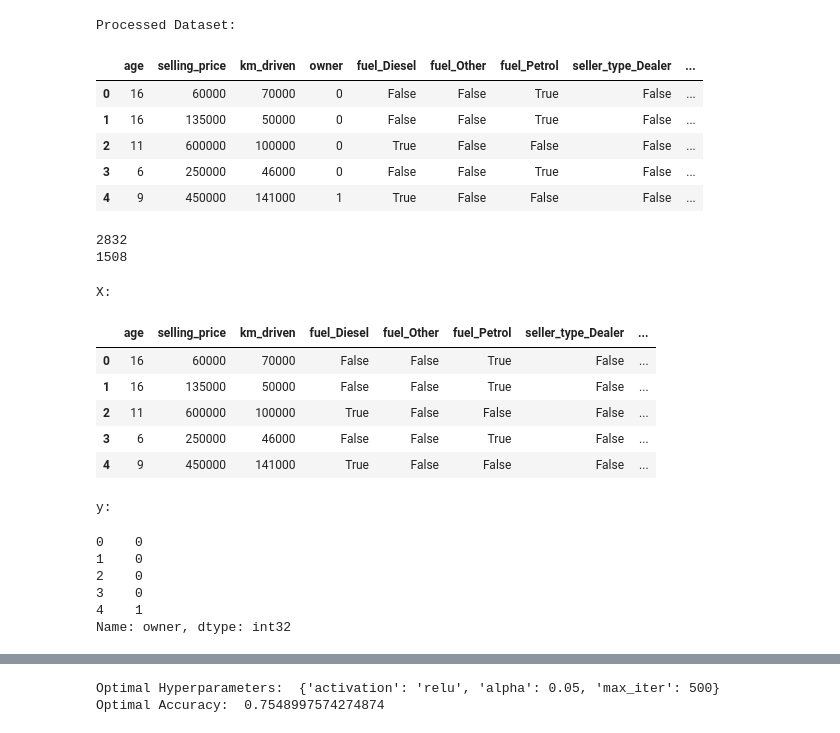
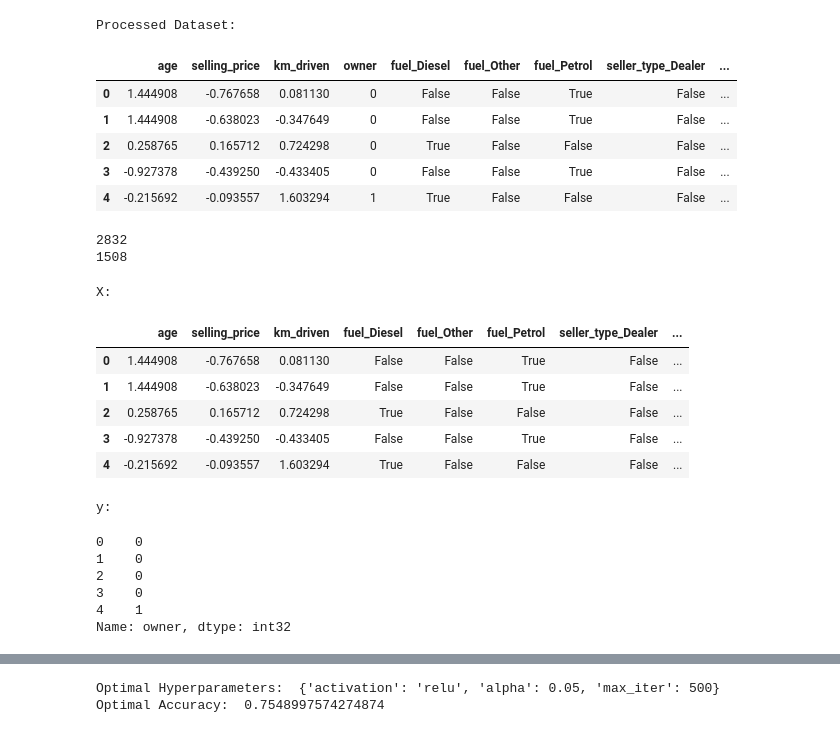
Before and after one commit to jiaweizheng1/Car-Price-Prediction-And-Owners-Prediction, a Jupyter notebook: Classification_MLP.ipynb, the cells around one changed output, grey strips where cells are left out. Saved outputs shown, nothing was run; the diff lists cells and outputs as text; code cells hidden in the pictures.

```diff
--- a/Classification_MLP.ipynb
+++ b/Classification_MLP.ipynb
@@ -1,30 +1,33 @@
 # %%
 import pandas as pd
 
 df = pd.read_csv('CAR DETAILS FROM CAR DEKHO.csv')
 
 # drop "name" column from data
 df = df.drop(["name"], axis = 1)
 # 0 means there is 1 previous owner(new car); 1 is more than 1 previous owner
 df['owner'] = df['owner'].apply(lambda x: 0 if x == "First Owner" else 1).astype(int)
 # Simplify fuel types into 3 categories. Any fuel type that isn't petrol/diesel make up <10% of the dataset and should be lumped as other instead
 df['fuel'] = df['fuel'].apply(lambda x:'Petrol' if x == 'Petrol' else ('Diesel' if x == 'Diesel' else 'Other'))
 # Make dummy variables for categorical variables so we can model with the data
 df = pd.get_dummies(df, columns = ['fuel','seller_type','transmission'])
 # Transform year column into a variable representing a car's age
 df['year'] = 2023 - df['year']
 # Rename Column name year to age
 df = df.rename(columns = {"year" : "age"})
+for i in ['age','selling_price','km_driven']: #Standardize and scale these columns
+    df[i] = (df[i]-df[i].mean())/df[i].std()
+
 print("Processed Dataset:")
 display(df.head(5))
 # %% [output]
 Processed Dataset:
 |  | age | selling_price | km_driven | owner | fuel_Diesel | fuel_Other | fuel_Petrol | seller_type_Dealer | ... |
-| 0 | 16 | 60000 | 70000 | 0 | False | False | True | False | ... |
-| 1 | 16 | 135000 | 50000 | 0 | False | False | True | False | ... |
-| 2 | 11 | 600000 | 100000 | 0 | True | False | False | False | ... |
-| 3 | 6 | 250000 | 46000 | 0 | False | False | True | False | ... |
-| 4 | 9 | 450000 | 141000 | 1 | True | False | False | False | ... |
+| 0 | 1.444908 | -0.767658 | 0.081130 | 0 | False | False | True | False | ... |
+| 1 | 1.444908 | -0.638023 | -0.347649 | 0 | False | False | True | False | ... |
+| 2 | 0.258765 | 0.165712 | 0.724298 | 0 | True | False | False | False | ... |
+| 3 | -0.927378 | -0.439250 | -0.433405 | 0 | False | False | True | False | ... |
+| 4 | -0.215692 | -0.093557 | 1.603294 | 1 | True | False | False | False | ... |
 # %%
 # check for balance in "owner" column
 print((df["owner"] == 0).sum())
@@ -43,11 +46,11 @@ display(y.head(5))
 # %% [output]
 X:
 |  | age | selling_price | km_driven | fuel_Diesel | fuel_Other | fuel_Petrol | seller_type_Dealer | ... |
-| 0 | 16 | 60000 | 70000 | False | False | True | False | ... |
-| 1 | 16 | 135000 | 50000 | False | False | True | False | ... |
-| 2 | 11 | 600000 | 100000 | True | False | False | False | ... |
-| 3 | 6 | 250000 | 46000 | False | False | True | False | ... |
-| 4 | 9 | 450000 | 141000 | True | False | False | False | ... |
+| 0 | 1.444908 | -0.767658 | 0.081130 | False | False | True | False | ... |
+| 1 | 1.444908 | -0.638023 | -0.347649 | False | False | True | False | ... |
+| 2 | 0.258765 | 0.165712 | 0.724298 | True | False | False | False | ... |
+| 3 | -0.927378 | -0.439250 | -0.433405 | False | False | True | False | ... |
+| 4 | -0.215692 | -0.093557 | 1.603294 | True | False | False | False | ... |
 y:
 0    0
 1    0
```
Also changed, not shown: parts of 9 cells of this notebook, 1 other file.
